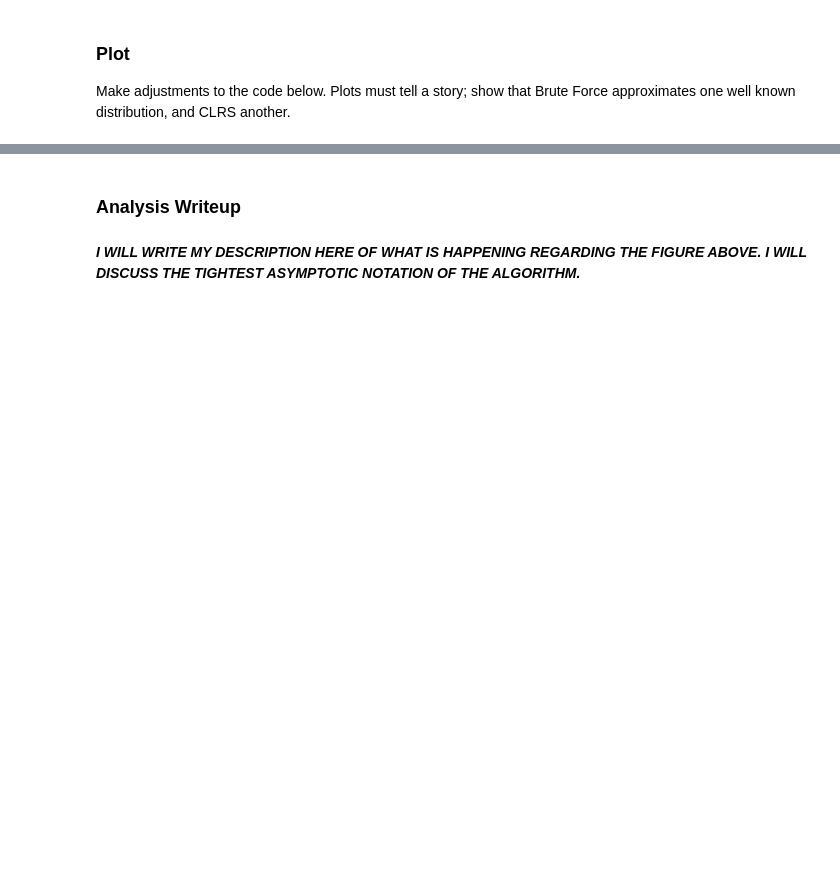
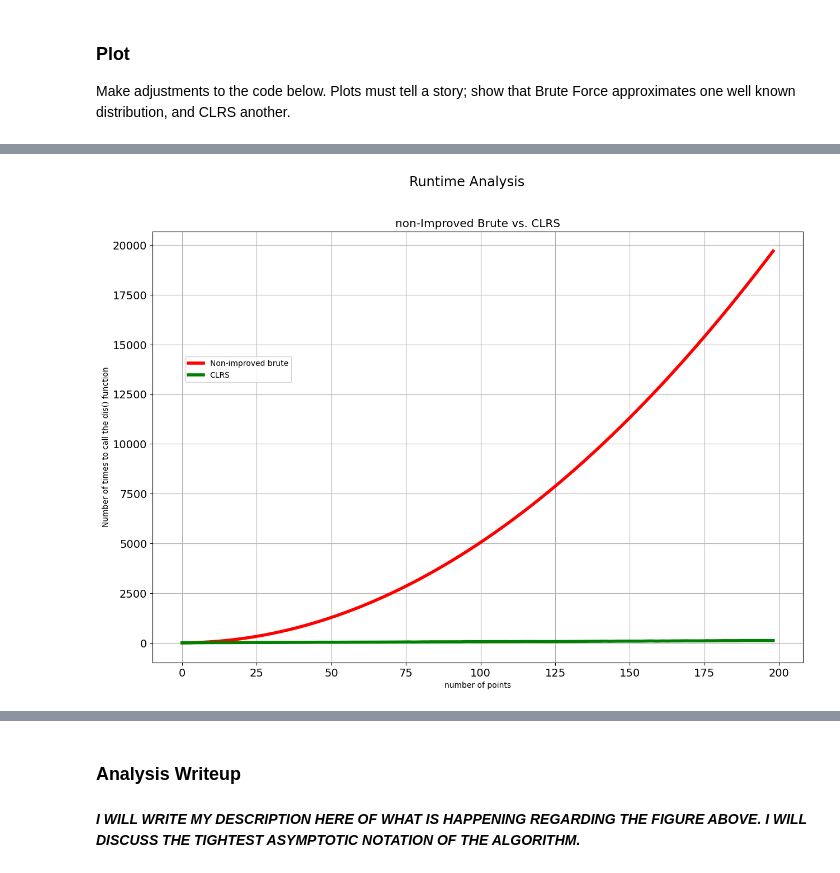
Before and after one commit to daz005/jhu_foundations-of-algorithms, a Jupyter notebook: PA1_SU24_closestPoints_sol.ipynb, the cells around one changed output, grey strips where cells are left out. Saved outputs shown, nothing was run; the diff lists cells and outputs as text; code cells hidden in the pictures; blank space fills up the shorter version.

```diff
--- a/PA1_SU24_closestPoints_sol.ipynb
+++ b/PA1_SU24_closestPoints_sol.ipynb
@@ -563,3 +602,40 @@ Make adjustments to the code below.  Plots must tell a story; show that Brute Fo
+# %%
+# Code adapted from Sahil Sharma, used with permission, from Spring, 2021
+
+from math import pow
+from math import log2
+from math import factorial
+
+# REQUIRES mybrutecounts, myCLRScounts set above
+N=len(mybrutecounts_no_improved)
+
+# benchmark data set generation
+yTestVals1 = [0,] # linear for O(n)
+yTestVals2 = [0,] # inear for O(n)
+
+# generate bench mark data for O(n), O(n^2), O(nlog(n)), O(10*nlog(n)), and O(n!)
+for i in range(2, N+1):
+    yTestVals1.append(0.45*i)
+    yTestVals2.append(0.75*i)
+
+# %matplotlib inline
+import matplotlib.pyplot as plt
+
+# Brute vs. CLRS execution steps
+plt.rcParams['figure.figsize'] = [15,10]
+fig, (ax1) = plt.subplots(1, 1)
+fig.suptitle('Runtime Analysis', size="xx-large")
+
+# plotting nearest neighbor execution steps
+ax1.set_title('non-Improved Brute vs. CLRS', size="x-large")
+ax1.plot(range(N), mybrutecounts_no_improved, "r^-", markersize=0, linewidth=4, label="Non-improved brute")
+ax1.plot(range(N), myCLRScounts, "g^-", markersize=0, linewidth=4, label="CLRS")
+ax1.grid(which='major', axis='both')
+ax1.set(xlabel = 'number of points', ylabel = 'Number of times to call the dis() function')
+ax1.legend(loc=(0.05,0.65), scatterpoints=10)
+ax1.tick_params(axis="both", which="major", labelsize=14)
+# %% [output]
+[figure, added]
 # %%
 # Code adapted from Sahil Sharma, used with permission, from Spring, 2021
 
```
Also changed, not shown: parts of 5 cells of this notebook.
